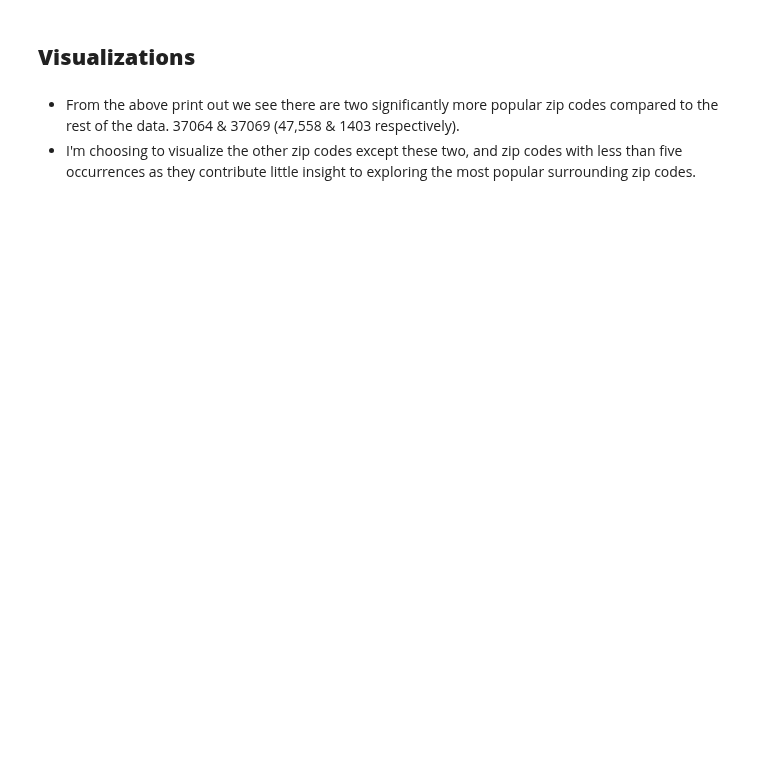
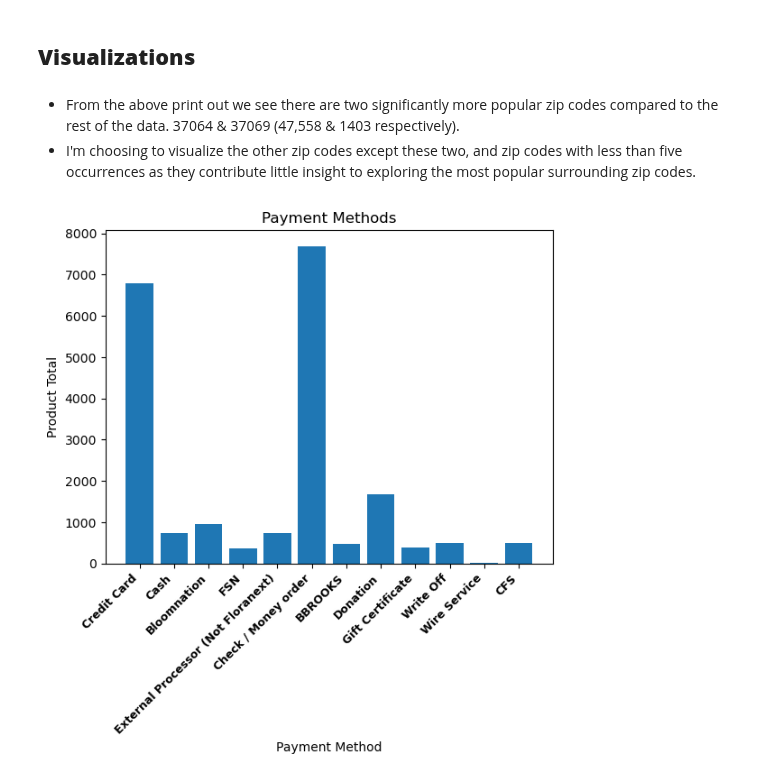
Before and after one commit to JoeBwonKenobi/Floral_Sales_Project, a Jupyter notebook: Floral_Data_Processing.ipynb, the cells around one changed output. Saved outputs shown, nothing was run; the diff lists cells and outputs as text; code cells hidden in the pictures; blank space fills up the shorter version.

```diff
--- a/Floral_Data_Processing.ipynb
+++ b/Floral_Data_Processing.ipynb
@@ -223,7 +258,7 @@ def replace_nan(df):
     # Find categorical and numerical columns
     categorical_cols = df.select_dtypes(include='object').columns
     numerical_cols = df.select_dtypes(include=np.number).columns
-    date_cols = ['Order Time', 'Order Date', 'Delivery Date_x']
+    date_cols = ['Order Time', 'Order Date', 'Delivery Date']
 # Replace NaT values with NaN
     df = df.replace(pd.NaT, np.nan)
 
@@ -401,43 +532,17 @@ fd['Delivery Zip'].value_counts()
 # %% [markdown]
 - From the above print out we see there are two significantly more popular zip codes compared to the rest of the data. 37064 & 37069 (47,558 & 1403 respectively).
 - I'm choosing to visualize the other zip codes except these two, and zip codes with less than five occurrences as they contribute little insight to exploring the most popular surrounding zip codes.
-# %%
-# Count the occurrences of each zip code
-zip_code_counts = fd['Delivery Zip'].value_counts()
-
-# Get the zip codes with less than five occurrences
-zip_codes_to_remove = zip_code_counts[(zip_code_counts < 5) | (zip_code_counts > 30000)].index# Set the style and color palette
-# Filter the DataFrame to exclude zip codes with less than five occurrences
-filtered_zip_data = fd[~fd['Delivery Zip'].isin(zip_codes_to_remove)]
-sns.set_style('whitegrid')
-sns.set_palette('Set2')
-
-# Create a larger figure size
-plt.figure(figsize=(10, 6))
-# Plot the data
-ax = filtered_zip_data['Delivery Zip'].value_counts().plot(kind='bar')
-# Customize the plot
-ax.set_title('Zip Code Occurrences', fontsize=16)
-ax.set_xlabel('Zip Code', fontsize=12)
-ax.set_ylabel('Count', fontsize=12)
-ax.tick_params(axis='x', labelrotation=45)
-ax.spines['top'].set_visible(False)
-ax.spines['right'].set_visible(False)
-# Add labels to the bars
-for p in ax.patches:
-    ax.annotate(str(p.get_height()), (p.get_x() + p.get_width() / 2., p.get_height()), ha='center', va='center',
-                xytext=(0, 5), textcoords='offset points', fontsize=10)
-# Save the plot as an image file
-plt.savefig('zip_code_occurrences.png', bbox_inches='tight')
 # %%
 # Create barplot
-plt.bar(fd['Payment Method_x'], fd['Product Total'])
+plt.bar(fd['Payment Method'], fd['Product Total'])
 
 # Set plot labels and title
 plt.xlabel('Payment Method')
 plt.ylabel('Product Total')
 plt.xticks(rotation=45, fontsize = 9, fontweight = 'heavy', ha = 'right');
 plt.title('Payment Methods')
 
 # Show the plot
 plt.show()
+# %% [output]
+[figure, added]
```
Also changed, not shown: parts of 39 cells of this notebook, 3 other files.
